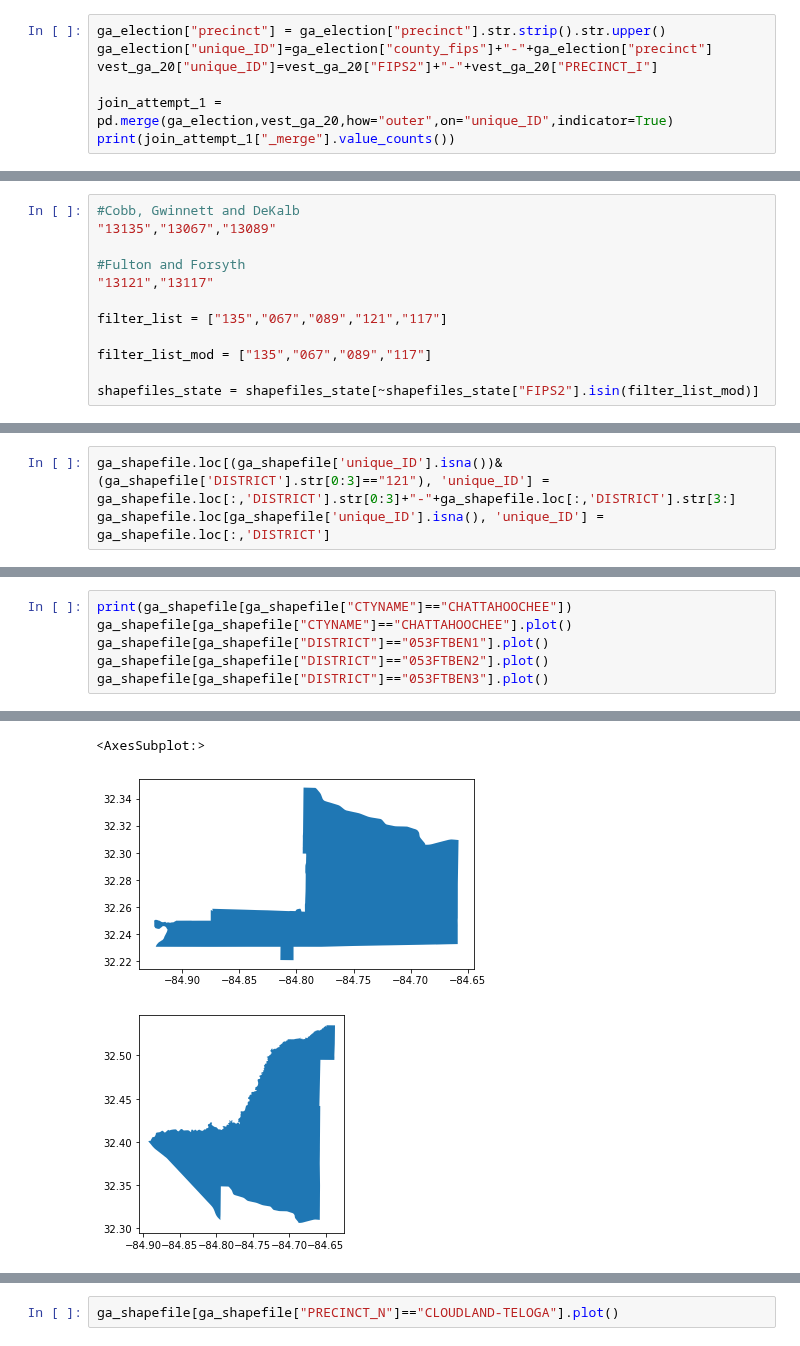
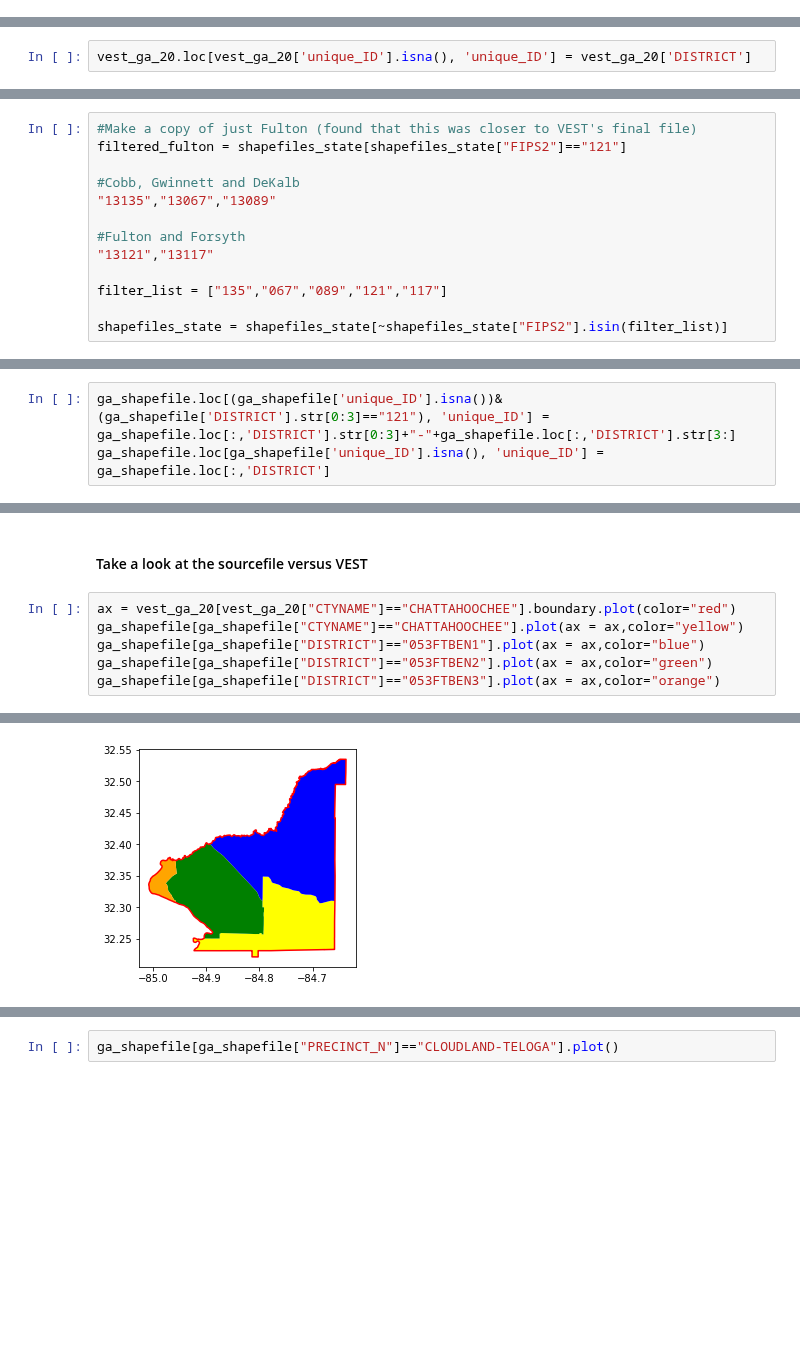
Before and after one commit to nonpartisan-redistricting-datahub/pdv-ga, a Jupyter notebook: vest-ga-2020/vest-ga-2020-validation.ipynb, the cells around one changed output, grey strips where cells are left out. Cells and saved outputs as stored; diff of their text form; blank space fills up the shorter version.

```diff
--- a/vest-ga-2020/vest-ga-2020-validation.ipynb
+++ b/vest-ga-2020/vest-ga-2020-validation.ipynb
@@ -391,10 +396,3 @@ else:
     print("All other county race totals are equal")
 # %% [output]
 No counties contain vote differences
-# %%
-ga_election["precinct"] = ga_election["precinct"].str.strip().str.upper()
-ga_election["unique_ID"]=ga_election["county_fips"]+"-"+ga_election["precinct"]
-vest_ga_20["unique_ID"]=vest_ga_20["FIPS2"]+"-"+vest_ga_20["PRECINCT_I"]
-
-join_attempt_1 = pd.merge(ga_election,vest_ga_20,how="outer",on="unique_ID",indicator=True)
-print(join_attempt_1["_merge"].value_counts())
@@ -432,0 +444,2 @@ vest_ga_20.loc[vest_ga_20["CTYSOSID"]=="0512-06C","unique_ID"] = "051-ELI WHITNE
+# %%
+vest_ga_20.loc[vest_ga_20['unique_ID'].isna(), 'unique_ID'] = vest_ga_20['DISTRICT']
@@ -701,0 +730,13 @@ filtered_fulton = shapefiles_state[shapefiles_state["FIPS2"]=="121"]
+# %%
+#Make a copy of just Fulton (found that this was closer to VEST's final file)
+filtered_fulton = shapefiles_state[shapefiles_state["FIPS2"]=="121"]
+
+#Cobb, Gwinnett and DeKalb
+"13135","13067","13089"
+
+#Fulton and Forsyth
+"13121","13117"
+
+filter_list = ["135","067","089","121","117"]
+
+shapefiles_state = shapefiles_state[~shapefiles_state["FIPS2"].isin(filter_list)]
@@ -756,15 +764,3 @@ Index(['ID', 'AREA', 'DATA', 'DISTRICT', 'CTYSOSID', 'PRECINCT_I',
-# %%
-#Cobb, Gwinnett and DeKalb
-"13135","13067","13089"
-
-#Fulton and Forsyth
-"13121","13117"
-
-filter_list = ["135","067","089","121","117"]
-
-filter_list_mod = ["135","067","089","117"]
-
-shapefiles_state = shapefiles_state[~shapefiles_state["FIPS2"].isin(filter_list_mod)]
 # %%
 print(vest_ga_20.crs)
 
@@ -972,7 +986,9 @@ Three of the four VTDs in Chattahoochee County are comprised of Fort Benning. Ho
+# %% [markdown]
+#### Take a look at the sourcefile versus VEST
 # %%
-print(ga_shapefile[ga_shapefile["CTYNAME"]=="CHATTAHOOCHEE"])
-ga_shapefile[ga_shapefile["CTYNAME"]=="CHATTAHOOCHEE"].plot()
-ga_shapefile[ga_shapefile["DISTRICT"]=="053FTBEN1"].plot()
-ga_shapefile[ga_shapefile["DISTRICT"]=="053FTBEN2"].plot()
-ga_shapefile[ga_shapefile["DISTRICT"]=="053FTBEN3"].plot()
+ax = vest_ga_20[vest_ga_20["CTYNAME"]=="CHATTAHOOCHEE"].boundary.plot(color="red")
+ga_shapefile[ga_shapefile["CTYNAME"]=="CHATTAHOOCHEE"].plot(ax = ax,color="yellow")
+ga_shapefile[ga_shapefile["DISTRICT"]=="053FTBEN1"].plot(ax = ax,color="blue")
+ga_shapefile[ga_shapefile["DISTRICT"]=="053FTBEN2"].plot(ax = ax,color="green")
+ga_shapefile[ga_shapefile["DISTRICT"]=="053FTBEN3"].plot(ax = ax,color="orange")
 # %% [output]
@@ -987,3 +996 @@ ga_shapefile[ga_shapefile["DISTRICT"]=="053FTBEN3"].plot()
-<AxesSubplot:>
-[figure, old version]
+[figure, new version]
-[figure, removed]
```
Also changed, not shown: parts of 78 cells of this notebook.
